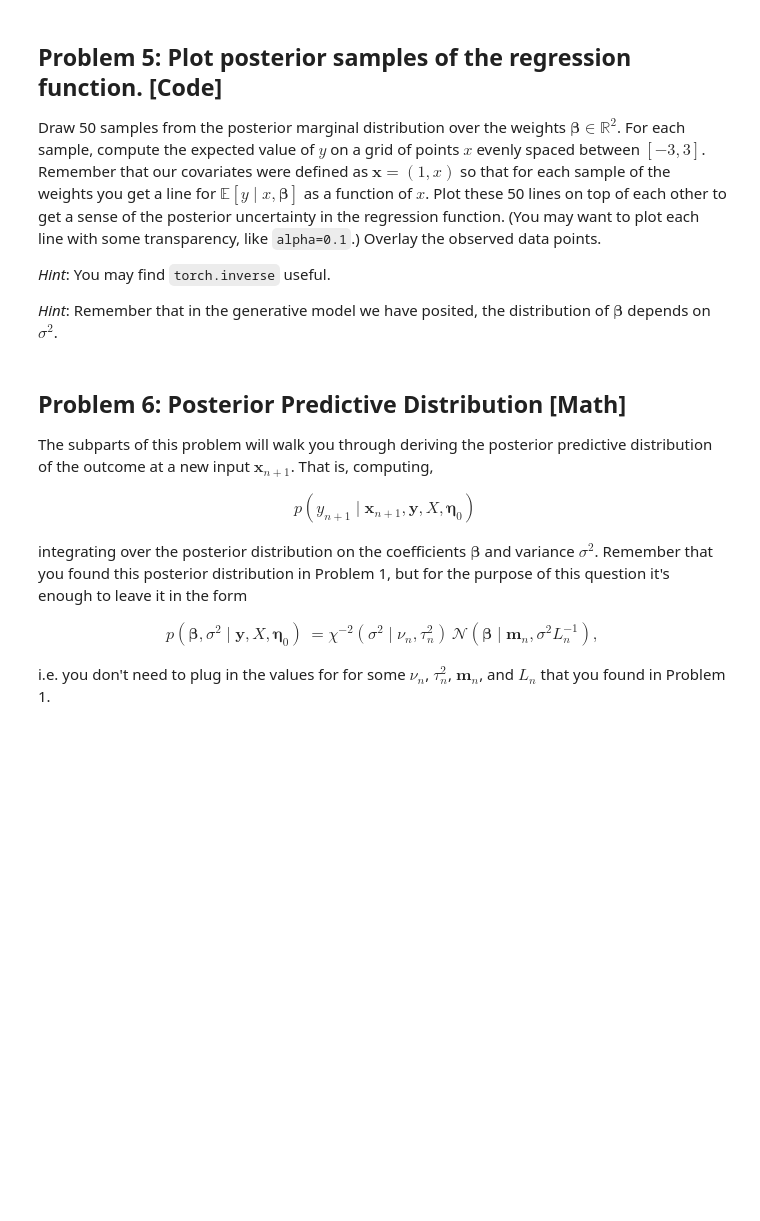
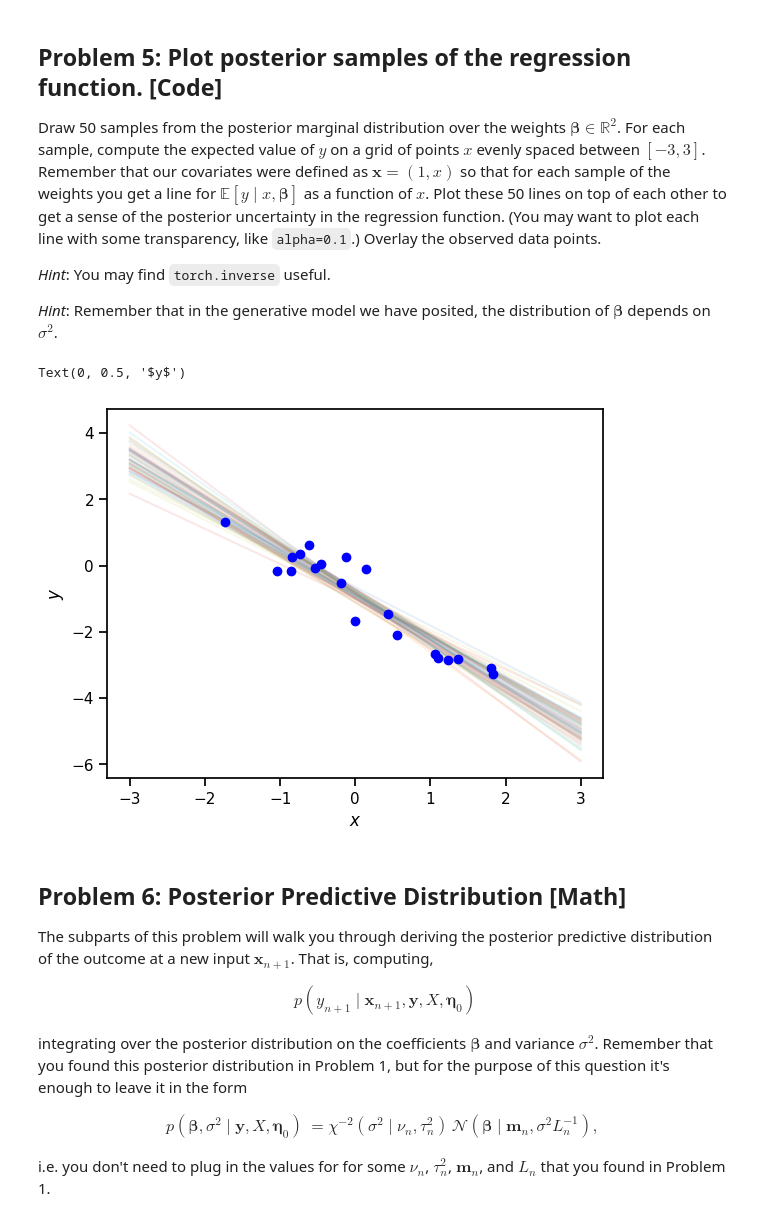
Before and after one commit to rodrigopazm96/Modern-Methods-in-Applied-Statistics, a Jupyter notebook: HW1.ipynb, the cells around one changed output. Cells and saved outputs as stored; diff of their text form; code cells hidden in the pictures; blank space fills up the shorter version.

```diff
--- a/HW1.ipynb
+++ b/HW1.ipynb
@@ -271,3 +266,21 @@ Draw 50 samples from the posterior marginal distribution over the weights $\bold
+# %%
+# Loop of 50 samples. First create the i-th sigma 2 sample and solve the rest
+for i in range(50):
+  sigma2_i = posterior_sigma2.sample()
+  Inv_L_n = torch.inverse(L_n)
+
+  beta_i = MultivariateNormal(m_n, sigma2_i * Inv_L_n)
+  x_grid = torch.stack([torch.ones(100),
+                        torch.linspace(-3, 3, 100)], dim=1)
+  y_computed = x_grid @ beta_i.sample().T
+  plt.plot(x_grid[:,1], y_computed, alpha=0.1)
+
+plt.plot(X[:,1], y, 'bo')
+plt.xlabel("$x$")
+plt.ylabel("$y$")
+# %% [output]
+Text(0, 0.5, '$y$')
+[figure, added]
 # %% [markdown]
 ## Problem 6: Posterior Predictive Distribution [Math]
 The subparts of this problem will walk you through deriving the posterior predictive distribution of the outcome at a new input $\mathbf{x}_{n+1}$. That is, computing,
```
Also changed, not shown: parts of 2 cells of this notebook.
